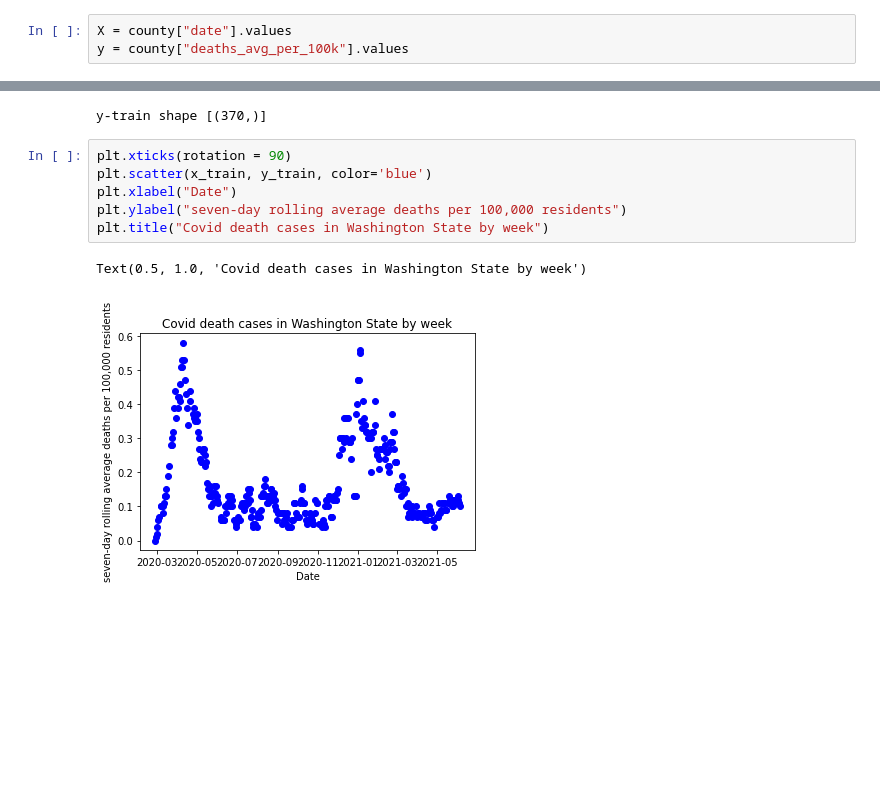
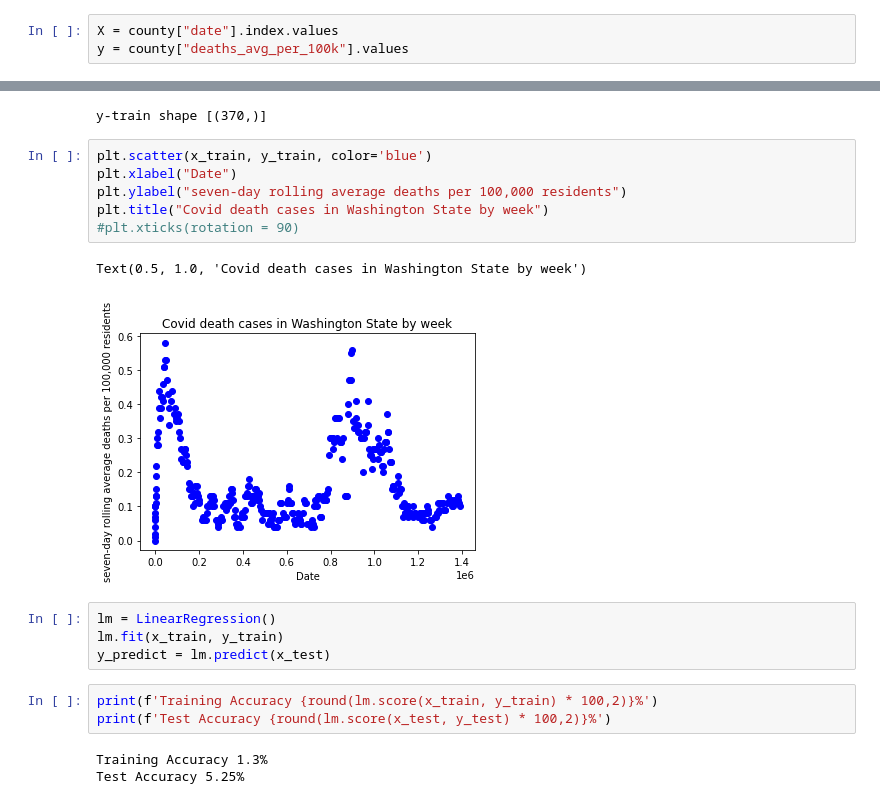
Before and after one commit to WondwosenTsige/linear-regression, a Jupyter notebook: regression.ipynb, the cells around one changed output, grey strips where cells are left out. Drawn from its saved outputs; the diff is of its cells as text; blank space fills up the shorter version.

Commit message:
linear regression completed

```diff
--- a/regression.ipynb
+++ b/regression.ipynb
@@ -73,7 +76,7 @@ county
 | 1388582 | 2021-06-04 | USA-53033 | King | Washington | 122.0 | 108.43 | 4.81 | 2.0 | 2.29 | ... |
 463 rows × 10 columns
 # %%
-X = county["date"].values
+X = county["date"].index.values
 y = county["deaths_avg_per_100k"].values
 # %%
 X
@@ -155,11 +158,21 @@ print(f'y-train shape [{y_train.shape}]')
 # %% [output]
 y-train shape [(370,)]
 # %%
-plt.xticks(rotation = 90)
 plt.scatter(x_train, y_train, color='blue')
 plt.xlabel("Date")
 plt.ylabel("seven-day rolling average deaths per 100,000 residents")
 plt.title("Covid death cases in Washington State by week")
+#plt.xticks(rotation = 90)
 # %% [output]
 Text(0.5, 1.0, 'Covid death cases in Washington State by week')
-[figure, old version]
+[figure, new version]
+# %%
+lm = LinearRegression()
+lm.fit(x_train, y_train)
+y_predict = lm.predict(x_test)
+# %%
+print(f'Training Accuracy {round(lm.score(x_train, y_train) * 100,2)}%')
+print(f'Test Accuracy {round(lm.score(x_test, y_test) * 100,2)}%')
+# %% [output]
+Training Accuracy 1.3%
+Test Accuracy 5.25%
```
Also changed, not shown: parts of 5 cells of this notebook, 1 other file.
